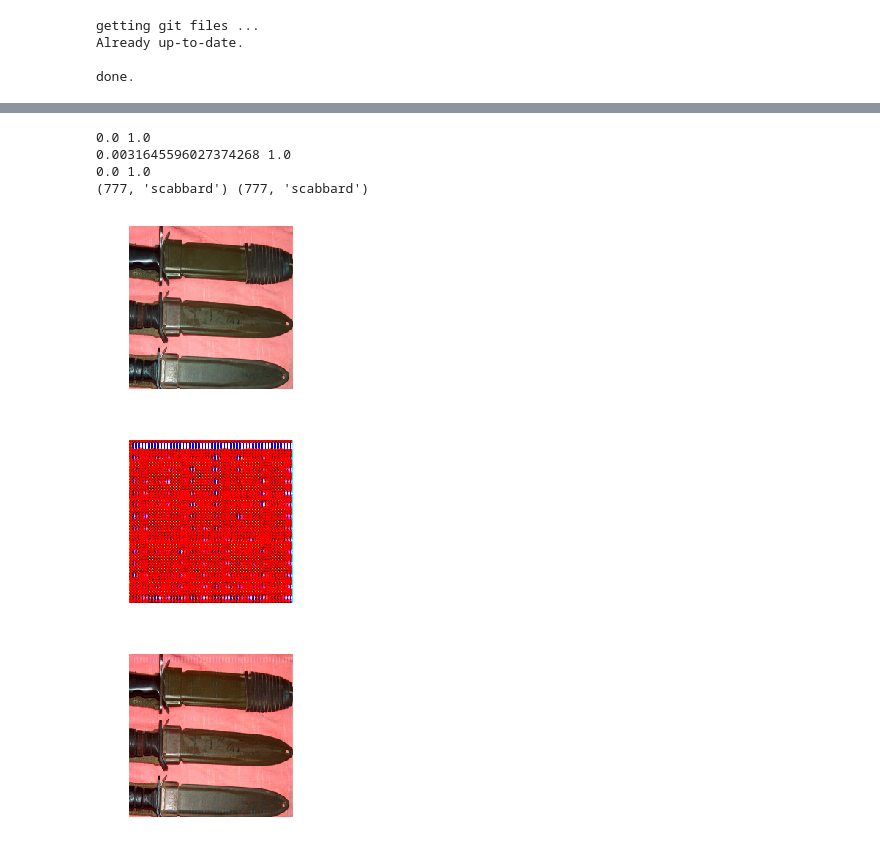
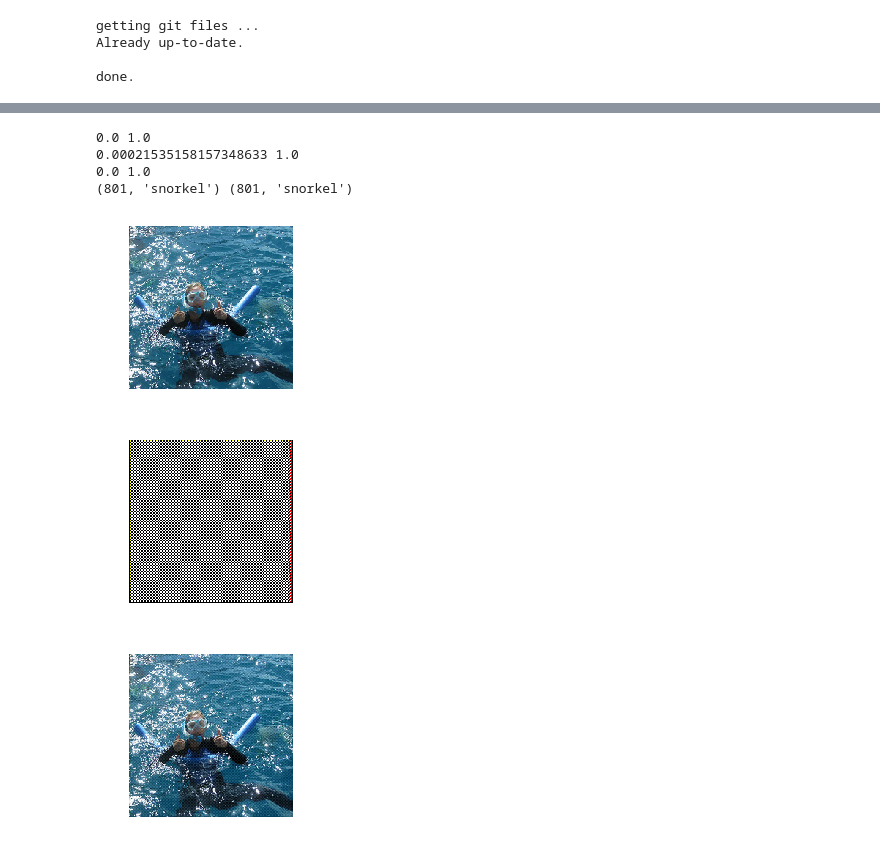
Before and after one commit to ahmad-PH/nag-notebooks, a Jupyter notebook: NAG_tripletLossExperiment_2.ipynb, the cells around one changed output, grey strips where cells are left out. Cells and saved outputs as stored; diff of their text form; code cells hidden in the pictures.

```diff
--- a/NAG_tripletLossExperiment_2.ipynb
+++ b/NAG_tripletLossExperiment_2.ipynb
@@ -230,7 +230,7 @@ layers = [
     arch.softmax
 ]
 
-layer_weights = [1.] * len(layers)
+layer_weights = [10.] * len(layers)
 
 # layers = []
 # last_layer = None
@@ -468,13 +491,13 @@ def triplet_loss(anchor, positive, negative, distance_func, margin):
   ap_dist = distance_func(anchor, positive)
   an_dist = distance_func(anchor, negative)
 
-  global triplet_call_cnt
-  triplet_call_cnt += 1
-  if triplet_call_cnt % 10 == 0 and anchor.shape[1] == 1000:
-    print("a: ", end=""); print_softmax_tensor(anchor[0])
-    print("p: ", end=""); print_softmax_tensor(positive[0])
-    print("n: ", end=""); print_softmax_tensor(negative[0])
-    print("ap_dist: {}, an_dist: {}".format(ap_dist, an_dist))
+#   global triplet_call_cnt
+#   triplet_call_cnt += 1
+#   if triplet_call_cnt % 10 == 0 and anchor.shape[1] == 1000:
+#     print("a: ", end=""); print_softmax_tensor(anchor[0])
+#     print("p: ", end=""); print_softmax_tensor(positive[0])
+#     print("n: ", end=""); print_softmax_tensor(negative[0])
+#     print("ap_dist: {}, an_dist: {}".format(ap_dist, an_dist))
 
   return torch.mean(F.relu(ap_dist - an_dist + margin))
 # %%
@@ -509,7 +532,7 @@ class FeatureLoss(nn.Module):
         self.hooks = hook_outputs(self.diversity_layers, detach=False)
         self.weights = layer_weights
         self.metric_names = ["fool_loss"] + [f"div_loss_{i}" for i in range(len(layers))] + ['triplet_loss_1']#, 'triplet_loss_2']# Maybe Gram
-        self.triplet_weight = 5.
+        self.triplet_weight = 1.
 #         self.triplet_weight_noise = 5.
 #         self.triplet_weight_sm = 5.
 
@@ -532,7 +555,9 @@ class FeatureLoss(nn.Module):
         pos_softmax, _ = self.make_features(X_A_pos)
         neg_softmax, _ = self.make_features(X_A_neg)
 
-        fooling_loss =  fool_loss(A_Y, B_Y)
+#         fooling_loss =  fool_loss(A_Y, B_Y)
+        fooling_loss =  fool_loss_old(A_Y, B_Y)
+
 
         raw_diversity_losses = [diversity_loss(a_f, s_f) for a_f, s_f in zip(A_feat, S_feat)]
         weighted_diversity_losses = [diversity_loss(a_f, s_f) * weight for a_f, s_f, weight in zip(A_feat, S_feat, self.weights)]
@@ -542,7 +567,7 @@ class FeatureLoss(nn.Module):
         self.losses = [fooling_loss] + weighted_diversity_losses + [weighted_triplet_loss]
         self.metrics = dict(zip(self.metric_names, [fooling_loss] + raw_diversity_losses + [weighted_triplet_loss]))
 
-        return sum(self.losses)
+        return sum(self.losses[:1])
 
     #use two types of triplet losses
 #     def forward(self, inp, target):
@@ -588,7 +613,7 @@ class FeatureLoss(nn.Module):
 # %%
 feat_loss = FeatureLoss(arch, layers, layer_weights)
 # %%
-env.save_filename = 'resnet50_13'
+env.save_filename = 'resnet50_1'
 
 if Path(env.get_csv_path() + '.csv').exists(): raise FileExistsError("csv_path already exists")
 if Path(env.get_models_path()).exists(): raise FileExistsError("models_path already exists")
@@ -787,43 +838,43 @@ print(mean, stddev); print(fooling_rates)
 #the Image works good for floats in range [0..1]
 model = learn.model.eval()
 
-x_img = learn.data.train_ds[500][0]
+x_img = learn.data.train_ds[300][0]
 x = normalize(x_img.data.cuda())
 # z = torch.tensor([-1, 0.5, -1, 1, 1, -1, -1, -1, -1, 1], dtype=torch.float32).cuda()
 z = torch.empty(z_dim).uniform_(-1,1).cuda()
 p = model.forward_single_z(z).detach()
 
 p_x = x + p
 adv_label = class_index_to_label(arch(p_x[None]).argmax(1).item())
 p_x = denormalize(p_x)
 p_x.clamp_(0,1)
 
 
 #prepare images
 p_x_img = Image(p_x)
 p = scale_to_range(p, [0., 1.])
 p_img = Image(p)
 x_img.show()
 p_img.show()
 p_x_img.show()
 
 
 print_range(p)
 print_range(denormalize(x))
 print_range(p_x)
 
 benign_label = class_index_to_label(arch(x[None]).argmax(1).item())
 
 print(benign_label, adv_label)
 # print_softmax_tensor(arch(x[None])[0])
 # %% [output]
 0.0 1.0
-0.0031645596027374268 1.0
+0.00021535158157348633 1.0
 0.0 1.0
-(777, 'scabbard') (777, 'scabbard')
+(801, 'snorkel') (801, 'snorkel')
-[figure, old version]
+[figure, new version]
-[figure, old version]
+[figure, new version]
-[figure, old version]
+[figure, new version]
 # %%
 z1 = torch.tensor([-1, -1, -1, -1, -1, -1, -1, -1, -1, -1], dtype=torch.float32).cuda()
 p1 = model.forward_single_z(z1)
```
Also changed, not shown: parts of 6 cells of this notebook.
